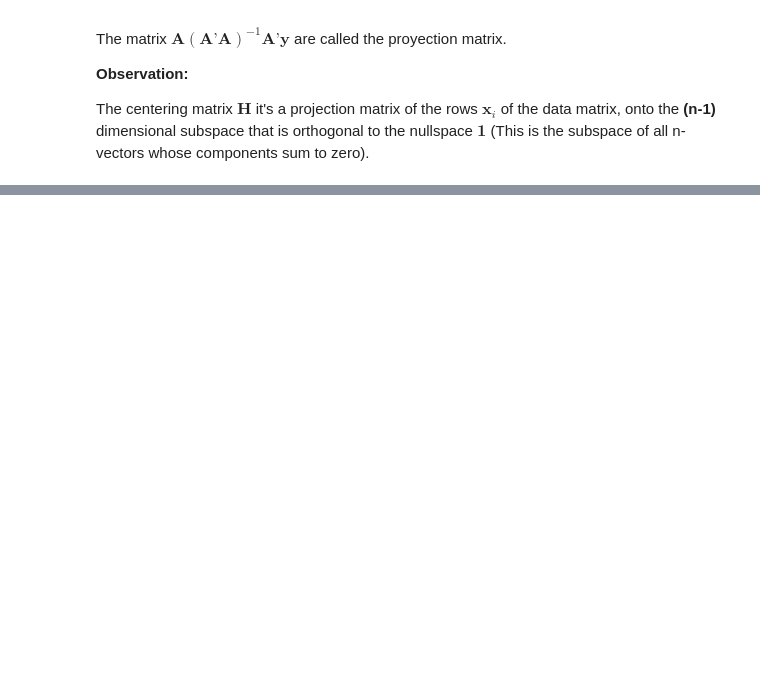
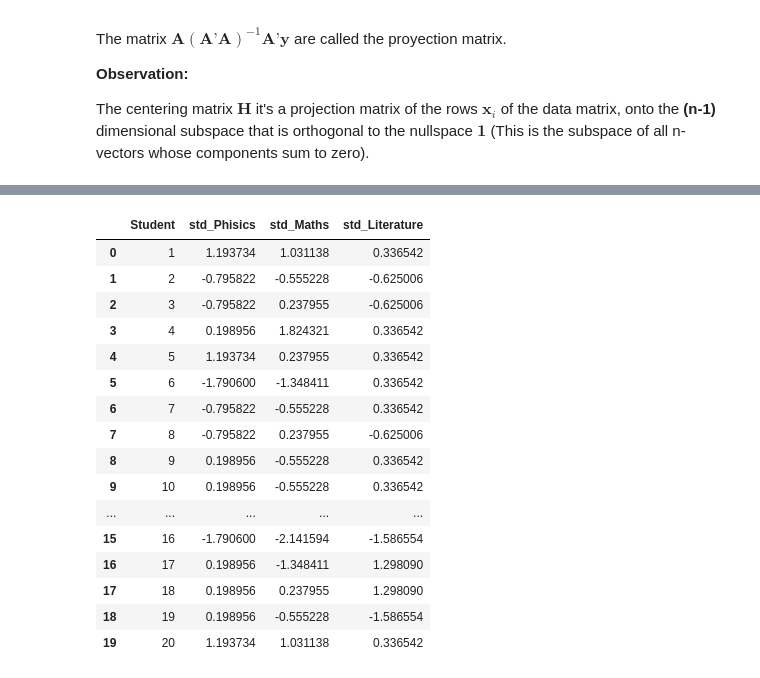
Before and after one commit to ErickEduardoAH/AnalisisMultivariado, a Jupyter notebook: 1 - Multivariate Data Sets/1.2 - Linear transformations.ipynb, the cells around one changed output, grey strips where cells are left out. Cells and saved outputs as stored; diff of their text form; code cells hidden in the pictures; blank space fills up the shorter version.

```diff
--- a/1 - Multivariate Data Sets/1.2 - Linear transformations.ipynb
+++ b/1 - Multivariate Data Sets/1.2 - Linear transformations.ipynb
@@ -275,0 +283,36 @@ $$
+# %%
+import pyspark.sql.functions as f
+stats = gradesDF.select(['Phisics','Maths','Literature']).groupBy().agg(\
+                         f.mean(c('Phisics')),\
+                         f.mean(c('Maths')),\
+                         f.mean(c('Literature')),\
+                         f.stddev(c('Phisics')),\
+                         f.stddev(c('Maths')),\
+                         f.stddev(c('Literature')))\
+                          .toPandas().as_matrix()[0]
+stdGradesDF = gradesDF.select(c('Student'),\
+                      ((c('Phisics')-lit(stats[0]))/lit(stats[3]))\
+                      .alias('std_Phisics'),\
+                      ((c('Maths')-lit(stats[1]))/lit(stats[4]))\
+                      .alias('std_Maths'),\
+                      ((c('Literature')-lit(stats[2]))/lit(stats[5]))\
+                      .alias('std_Literature'))
+stdGradesDF.toPandas()
+# %% [output]
+|  | Student | std_Phisics | std_Maths | std_Literature |
+| 0 | 1 | 1.193734 | 1.031138 | 0.336542 |
+| 1 | 2 | -0.795822 | -0.555228 | -0.625006 |
+| 2 | 3 | -0.795822 | 0.237955 | -0.625006 |
+| 3 | 4 | 0.198956 | 1.824321 | 0.336542 |
+| 4 | 5 | 1.193734 | 0.237955 | 0.336542 |
+| 5 | 6 | -1.790600 | -1.348411 | 0.336542 |
+| 6 | 7 | -0.795822 | -0.555228 | 0.336542 |
+| 7 | 8 | -0.795822 | 0.237955 | -0.625006 |
+| 8 | 9 | 0.198956 | -0.555228 | 0.336542 |
+| 9 | 10 | 0.198956 | -0.555228 | 0.336542 |
+| ... | ... | ... | ... | ... |
+| 15 | 16 | -1.790600 | -2.141594 | -1.586554 |
+| 16 | 17 | 0.198956 | -1.348411 | 1.298090 |
+| 17 | 18 | 0.198956 | 0.237955 | 1.298090 |
+| 18 | 19 | 0.198956 | -0.555228 | -1.586554 |
+| 19 | 20 | 1.193734 | 1.031138 | 0.336542 |
```
Also changed, not shown: parts of 9 cells of this notebook.
